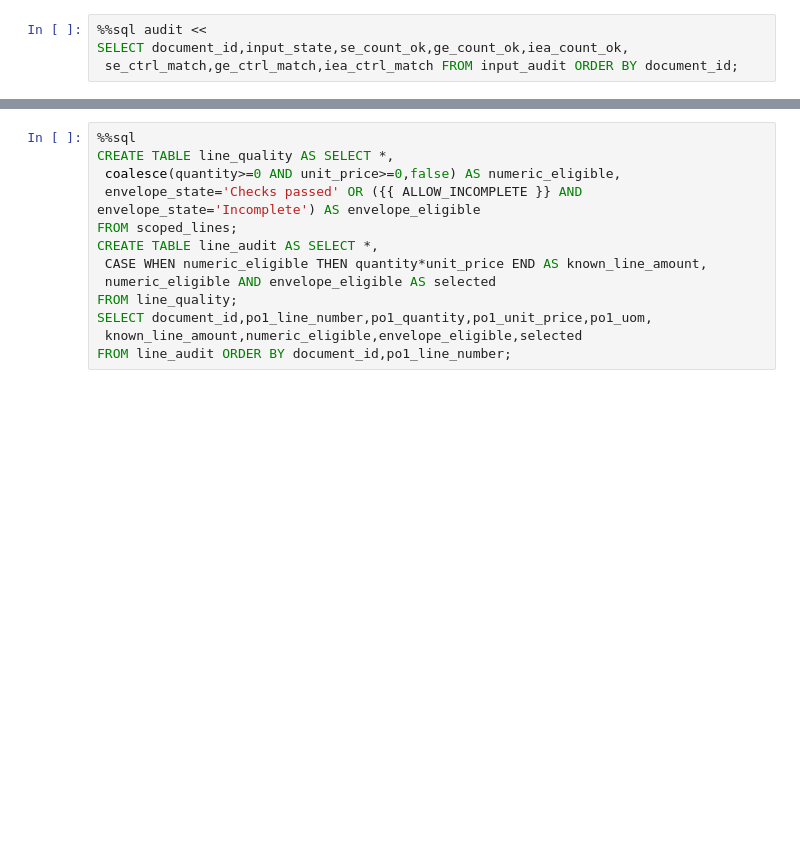
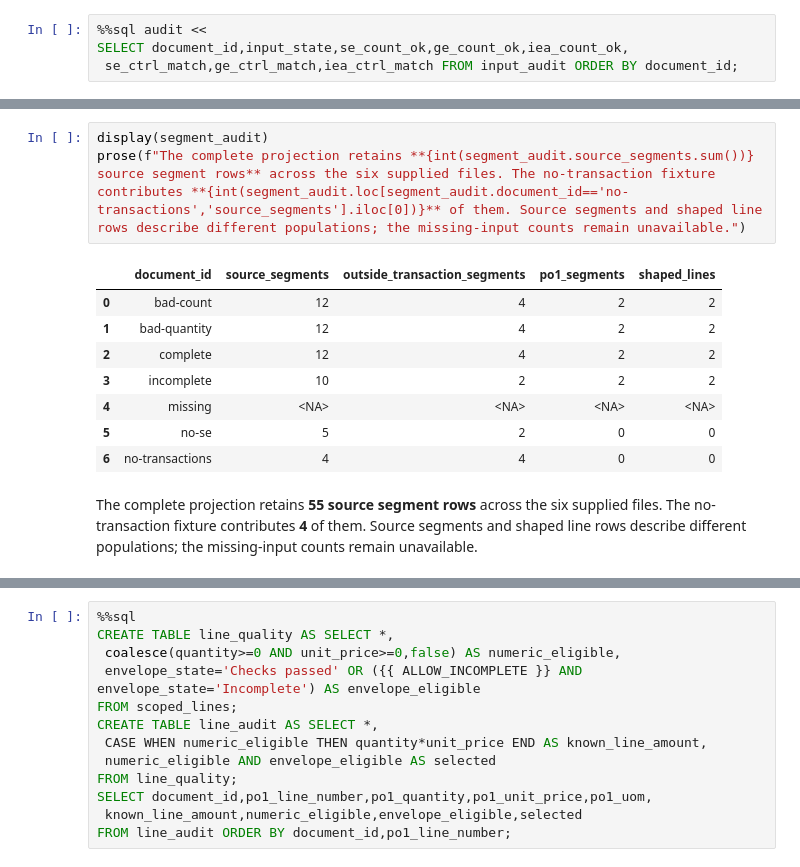
Before and after one commit to Query-farm/vgi-x12, a Jupyter notebook: notebooks/01_extracted_lines_need_an_input_audit.ipynb, the cells around one changed output, grey strips where cells are left out. Drawn from its saved outputs; the diff is of its cells as text; blank space fills up the shorter version.

```diff
--- a/notebooks/01_extracted_lines_need_an_input_audit.ipynb
+++ b/notebooks/01_extracted_lines_need_an_input_audit.ipynb
@@ -203,0 +215,13 @@ FROM scoped_lines ORDER BY document_id,po1_line_number;
+# %%
+display(segment_audit)
+prose(f"The complete projection retains **{int(segment_audit.source_segments.sum())} source segment rows** across the six supplied files. The no-transaction fixture contributes **{int(segment_audit.loc[segment_audit.document_id=='no-transactions','source_segments'].iloc[0])}** of them. Source segments and shaped line rows describe different populations; the missing-input counts remain unavailable.")
+# %% [output]
+|  | document_id | source_segments | outside_transaction_segments | po1_segments | shaped_lines |
+| 0 | bad-count | 12 | 4 | 2 | 2 |
+| 1 | bad-quantity | 12 | 4 | 2 | 2 |
+| 2 | complete | 12 | 4 | 2 | 2 |
+| 3 | incomplete | 10 | 2 | 2 | 2 |
+| 4 | missing | <NA> | <NA> | <NA> | <NA> |
+| 5 | no-se | 5 | 2 | 0 | 0 |
+| 6 | no-transactions | 4 | 4 | 0 | 0 |
+The complete projection retains **55 source segment rows** across the six supplied files. The no-transaction fixture contributes **4** of them. Source segments and shaped line rows describe different populations; the missing-input counts remain unavailable.
```
Also changed, not shown: parts of 29 cells of this notebook, 11 other files.
